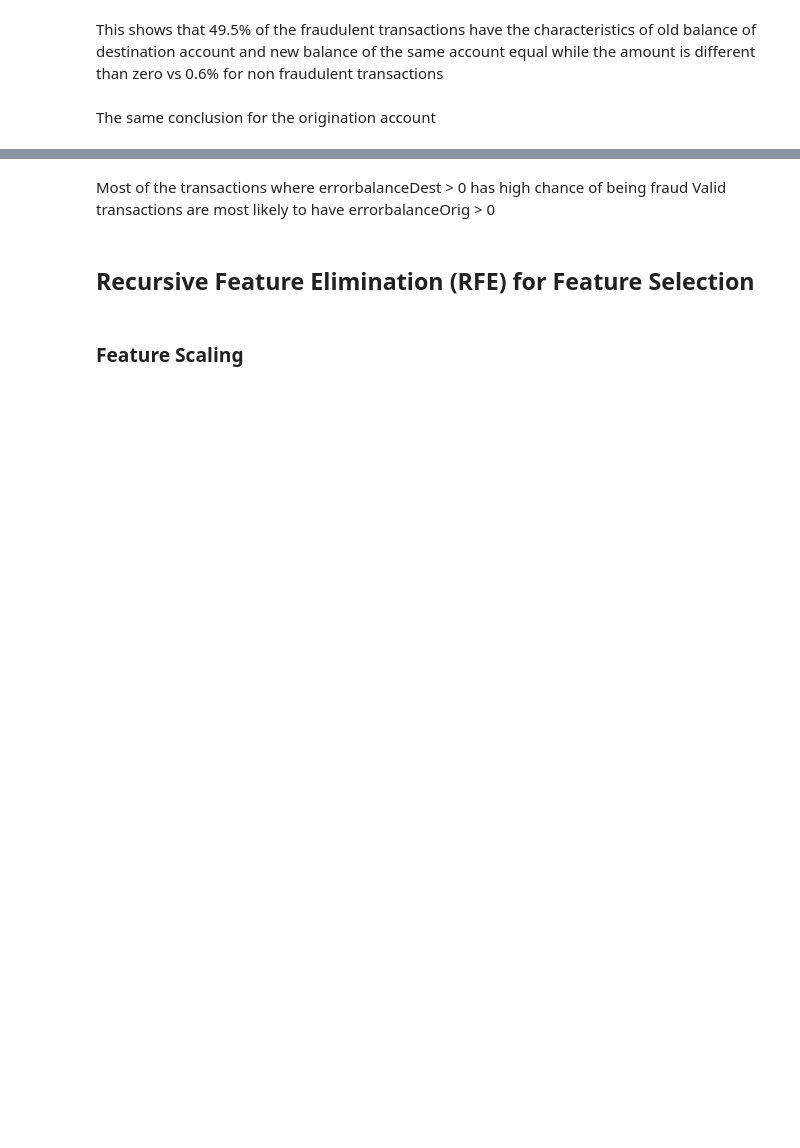
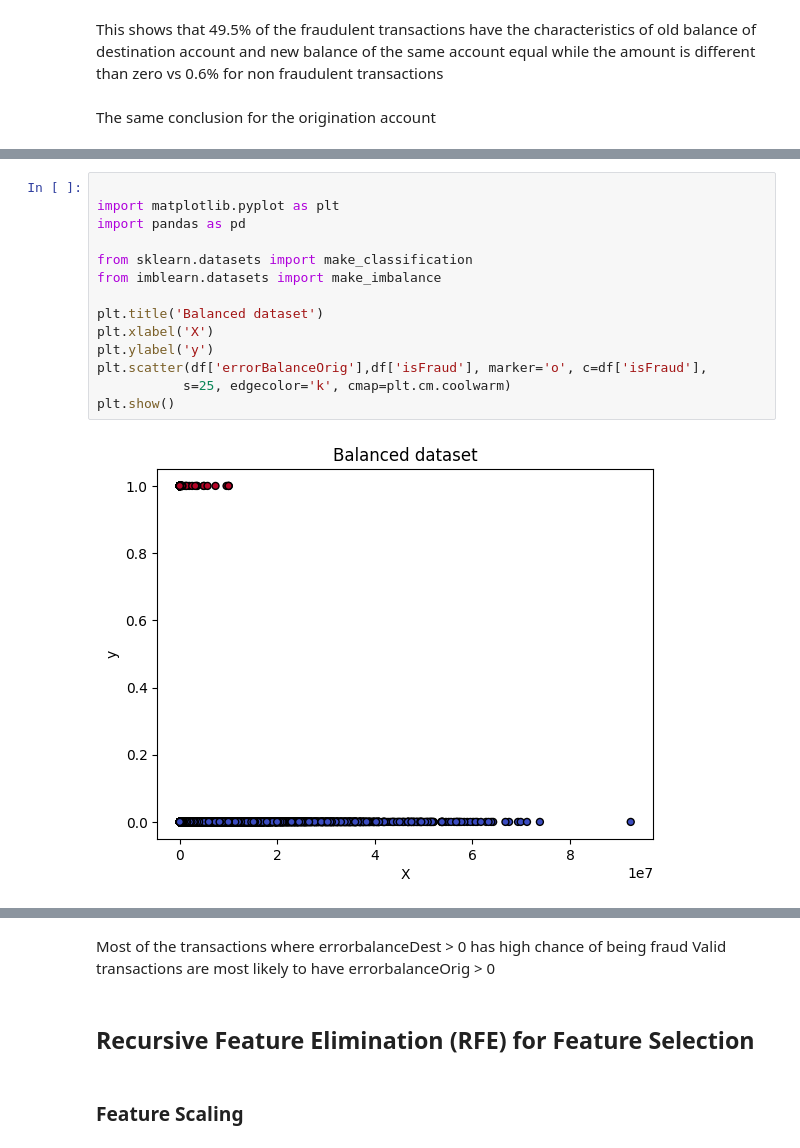
Before and after one commit to AlcaRmsp/the_laundromat, a Jupyter notebook: Data-Modeling_TK_Rebalancing_ytest.ipynb, the cells around one changed output, grey strips where cells are left out. Drawn from its saved outputs; the diff is of its cells as text; blank space fills up the shorter version.

```diff
--- a/Data-Modeling_TK_Rebalancing_ytest.ipynb
+++ b/Data-Modeling_TK_Rebalancing_ytest.ipynb
@@ -210,3 +459,19 @@ df
+# %%
+
+import matplotlib.pyplot as plt
+import pandas as pd
+
+from sklearn.datasets import make_classification
+from imblearn.datasets import make_imbalance
+
+plt.title('Balanced dataset')
+plt.xlabel('X')
+plt.ylabel('y')
+plt.scatter(df['errorBalanceOrig'],df['isFraud'], marker='o', c=df['isFraud'],
+           s=25, edgecolor='k', cmap=plt.cm.coolwarm)
+plt.show()
+# %% [output]
+[figure, added]
 # %%
 from sklearn.preprocessing import LabelEncoder
 # create a label encoder object
```
Also changed, not shown: parts of 92 cells of this notebook.
